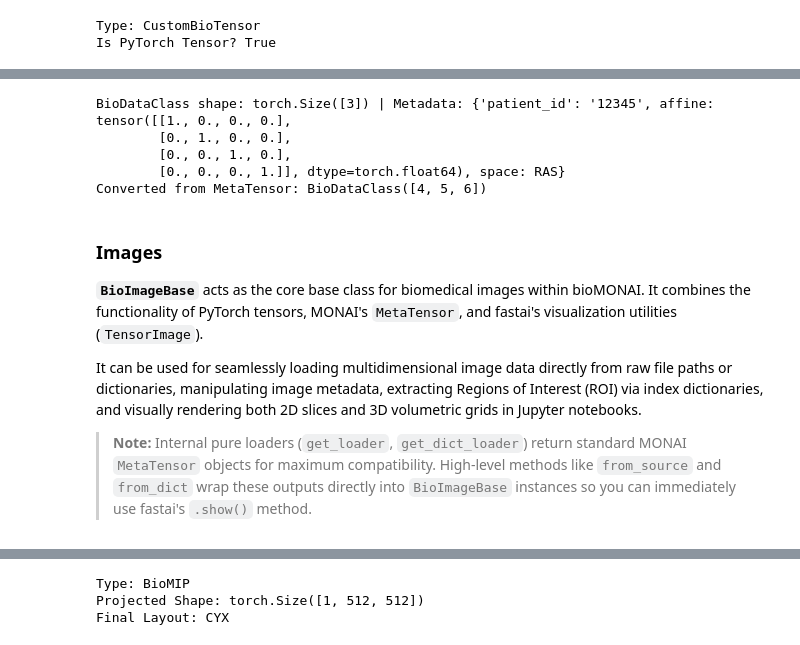
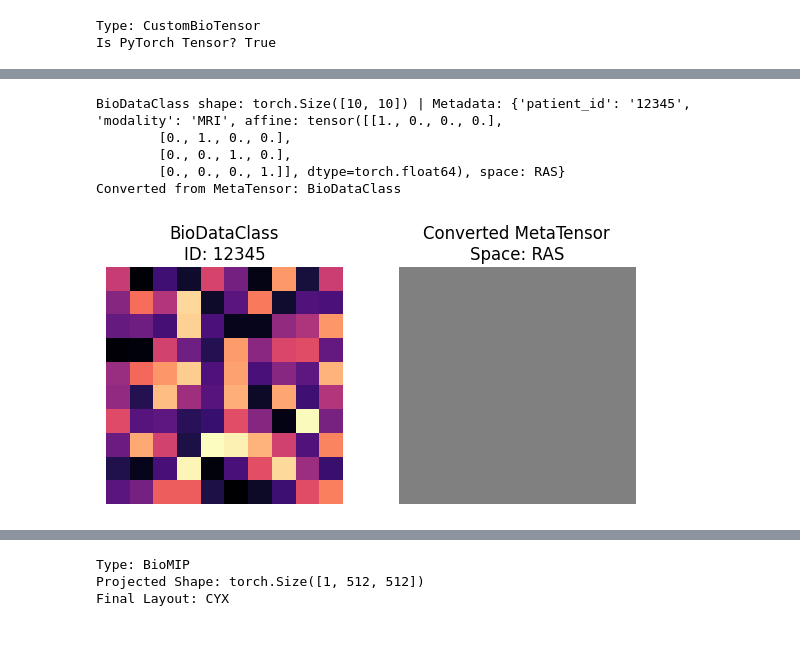
Before and after one commit to deepCLEM/bioMONAI, a Jupyter notebook: nbs/021_data.core.ipynb, the cells around one changed output, grey strips where cells are left out. Saved outputs shown, nothing was run; the diff lists cells and outputs as text; code cells hidden in the pictures.

```diff
--- a/nbs/021_data.core.ipynb
+++ b/nbs/021_data.core.ipynb
@@ -153,23 +206,42 @@ class BioDataClass(MetaTensor):
 # %%
 # Example: Creating a BioDataClass from standard tensors and MetaTensors
 import torch
+import matplotlib.pyplot as plt
 from monai.data import MetaTensor
 
 # 1. Initialize directly from a standard PyTorch Tensor with custom metadata
-base_tensor = torch.tensor([1.0, 2.0, 3.0])
-bio_data = BioDataClass.from_tensor(base_tensor, meta={"patient_id": "12345"})
+# We use a 2D tensor to simulate a small image patch
+base_tensor = torch.rand((10, 10))
+bio_data = BioDataClass.from_tensor(base_tensor, meta={"patient_id": "12345", "modality": "MRI"})
 print(f"BioDataClass shape: {bio_data.shape} | Metadata: {bio_data.meta}")
 
 # 2. Convert an existing MONAI MetaTensor into a BioDataClass
-mt = MetaTensor(x=[4, 5, 6], meta={"space": "RAS"})
+mt = MetaTensor(x=torch.ones(5, 5), meta={"space": "RAS"})
 bio_from_mt = BioDataClass.from_metatensor(mt)
-print(f"Converted from MetaTensor: {repr(bio_from_mt)}")
+print(f"Converted from MetaTensor: {type(bio_from_mt).__name__}")
+
+# --- Visualization ---
+fig, axes = plt.subplots(1, 2, figsize=(6, 3))
+
+# Plot the BioDataClass tensor
+axes[0].imshow(bio_data.numpy(), cmap='magma')
+axes[0].set_title(f"BioDataClass\nID: {bio_data.meta['patient_id']}")
+axes[0].axis('off')
+
+# Plot the converted MetaTensor
+axes[1].imshow(bio_from_mt.numpy(), cmap='gray', vmin=0, vmax=2)
+axes[1].set_title(f"Converted MetaTensor\nSpace: {bio_from_mt.meta['space']}")
+axes[1].axis('off')
+
+plt.tight_layout()
+plt.show()
 # %% [output]
-BioDataClass shape: torch.Size([3]) | Metadata: {'patient_id': '12345', affine: tensor([[1., 0., 0., 0.],
+BioDataClass shape: torch.Size([10, 10]) | Metadata: {'patient_id': '12345', 'modality': 'MRI', affine: tensor([[1., 0., 0., 0.],
         [0., 1., 0., 0.],
         [0., 0., 1., 0.],
         [0., 0., 0., 1.]], dtype=torch.float64), space: RAS}
-Converted from MetaTensor: BioDataClass([4, 5, 6])
+Converted from MetaTensor: BioDataClass
+[figure, added]
 # %%
 #| hide
 from fastcore.test import test_eq
@@ -197,11 +269,3 @@ def test_biodataclass():
     return "BioDataClass tests passed"
 
 test_eq(test_biodataclass(), "BioDataClass tests passed")
-# %% [markdown]
-### Images
-
-**`BioImageBase`** acts as the core base class for biomedical images within bioMONAI. It combines the functionality of PyTorch tensors, MONAI's `MetaTensor`, and fastai's visualization utilities (`TensorImage`).
-
-It can be used for seamlessly loading multidimensional image data directly from raw file paths or dictionaries, manipulating image metadata, extracting Regions of Interest (ROI) via index dictionaries, and visually rendering both 2D slices and 3D volumetric grids in Jupyter notebooks.
-
-> **Note:** Internal pure loaders (`get_loader`, `get_dict_loader`) return standard MONAI `MetaTensor` objects for maximum compatibility. High-level methods like `from_source` and `from_dict` wrap these outputs directly into `BioImageBase` instances so you can immediately use fastai's `.show()` method.
```
Also changed, not shown: parts of 35 cells of this notebook.
